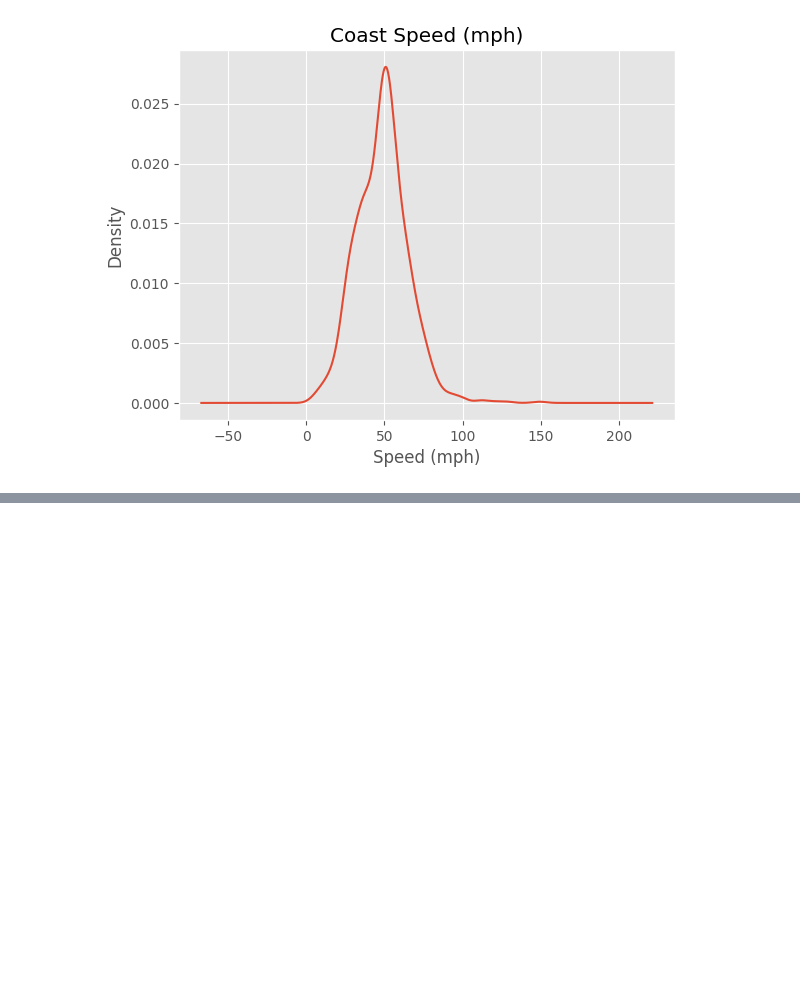
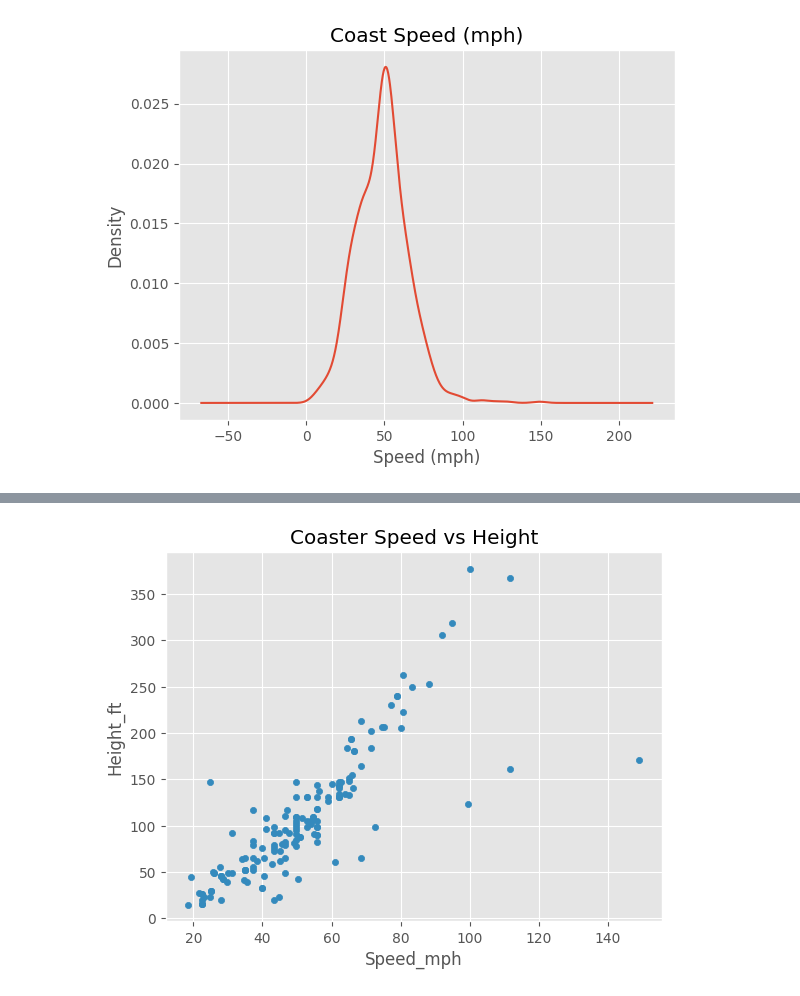
Before and after one commit to leszniewskamonika/Exploratory_Data_Analysis, a Jupyter notebook: Eksploracja_danych.ipynb, the cells around one changed output, grey strips where cells are left out. Saved outputs shown, nothing was run; the diff lists cells and outputs as text; code cells hidden in the pictures; blank space fills up the shorter version.

```diff
--- a/Eksploracja_danych.ipynb
+++ b/Eksploracja_danych.ipynb
@@ -308,0 +317,8 @@ Text(0.5, 0, 'Speed (mph)')
+# %%
+df.plot(kind = 'scatter',
+        x = 'Speed_mph',
+        y = 'Height_ft',
+        title = 'Coaster Speed vs Height')
+plt.show()
+# %% [output]
+[figure, added]
```
Also changed, not shown: parts of 5 cells of this notebook.
